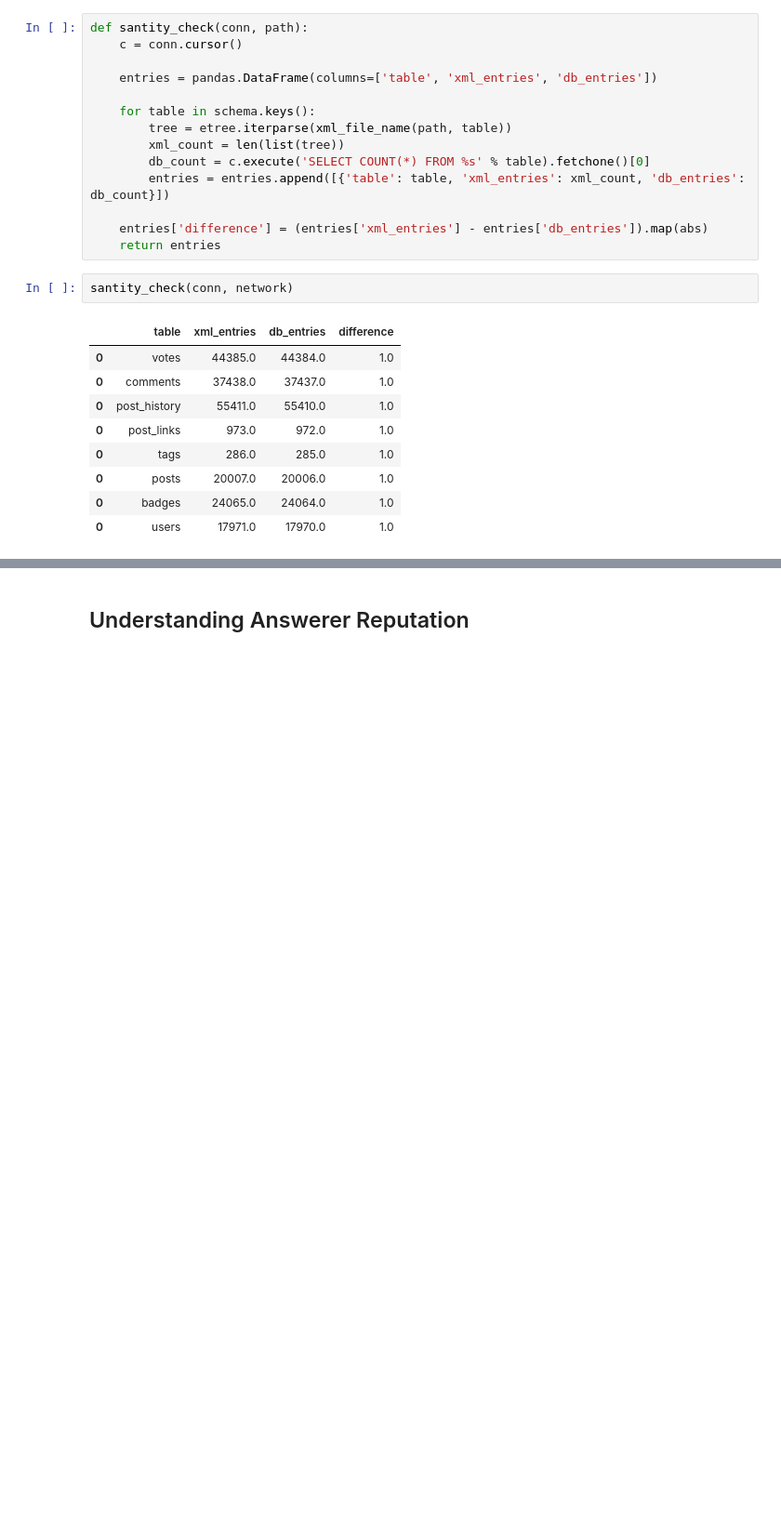
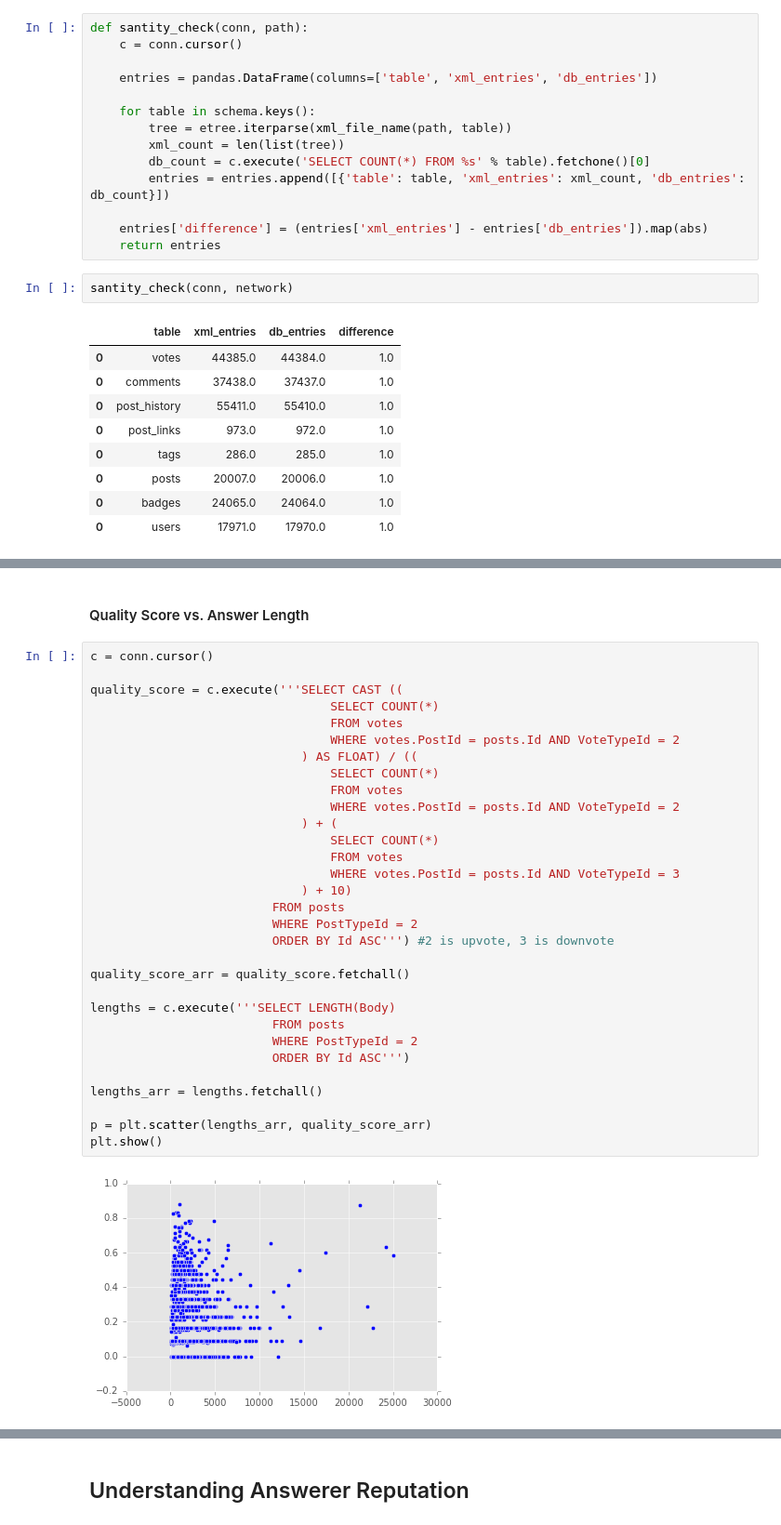
Before and after one commit to alexmfriedman/stack-exchange-analysis, a Jupyter notebook: Stack Overflow Analysis.ipynb, the cells around one changed output, grey strips where cells are left out. Shown at 93% size. Saved outputs shown, nothing was run; the diff lists cells and outputs as text; blank space fills up the shorter version.

```diff
--- a/Stack Overflow Analysis.ipynb
+++ b/Stack Overflow Analysis.ipynb
@@ -322,2 +321,37 @@ To begin to understand the data, we wanted to analyze several potential correlat
 
 We plotted scatter plots for each pair to visualize the data.
+# %% [markdown]
+#### Quality Score vs. Answer Length
+# %%
+c = conn.cursor()
+
+quality_score = c.execute('''SELECT CAST ((
+                                 SELECT COUNT(*)
+                                 FROM votes
+                                 WHERE votes.PostId = posts.Id AND VoteTypeId = 2
+                             ) AS FLOAT) / ((
+                                 SELECT COUNT(*)
+                                 FROM votes
+                                 WHERE votes.PostId = posts.Id AND VoteTypeId = 2
+                             ) + (
+                                 SELECT COUNT(*)
+                                 FROM votes
+                                 WHERE votes.PostId = posts.Id AND VoteTypeId = 3
+                             ) + 10)
+                         FROM posts
+                         WHERE PostTypeId = 2
+                         ORDER BY Id ASC''') #2 is upvote, 3 is downvote
+
+quality_score_arr = quality_score.fetchall()
+
+lengths = c.execute('''SELECT LENGTH(Body)
+                         FROM posts
+                         WHERE PostTypeId = 2
+                         ORDER BY Id ASC''')
+
+lengths_arr = lengths.fetchall()
+
+p = plt.scatter(lengths_arr, quality_score_arr)
+plt.show()
+# %% [output]
+[figure, added]
```
Also changed, not shown: parts of 12 cells of this notebook.
